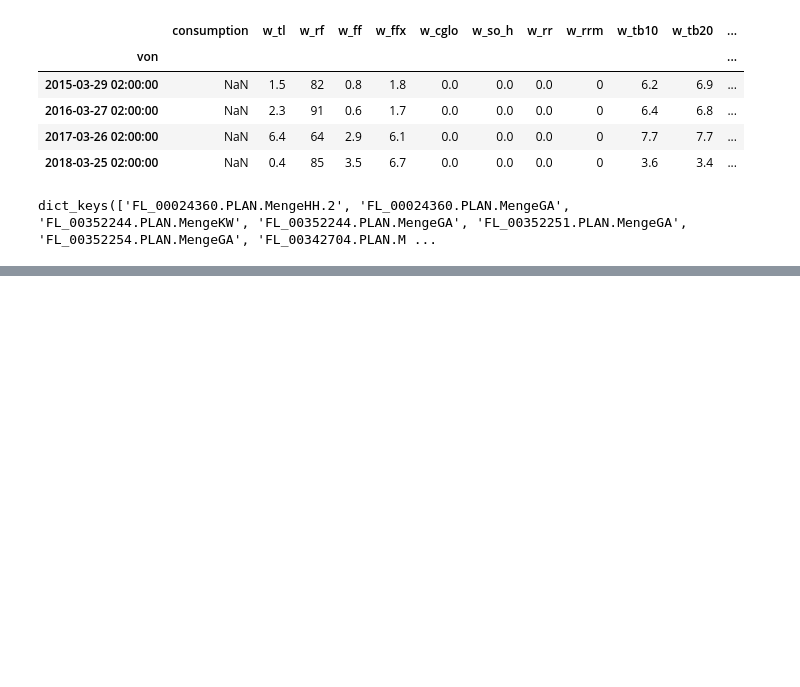
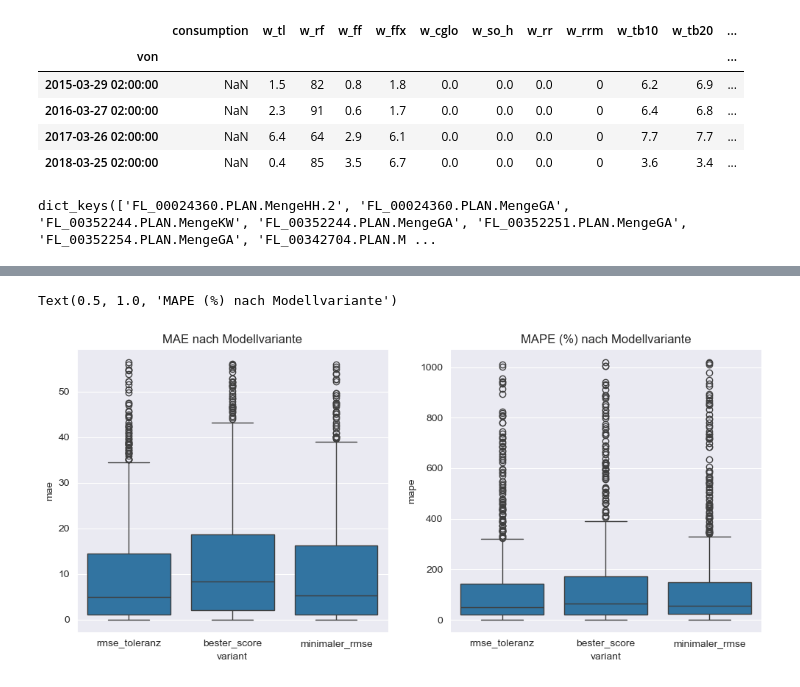
Before and after one commit to johannesgl4d0s/ersatzwerte_project, a Jupyter notebook: notebooks/15_result_analytics.ipynb, the cells around one changed output, grey strips where cells are left out. Cells and saved outputs as stored; diff of their text form; code cells hidden in the pictures; blank space fills up the shorter version.

```diff
--- a/notebooks/15_result_analytics.ipynb
+++ b/notebooks/15_result_analytics.ipynb
@@ -122,0 +166,13 @@ dict_keys(['FL_00024360.PLAN.MengeHH.2', 'FL_00024360.PLAN.MengeGA', 'FL_0035224
+# %%
+# Basic: MAE/MAPE ebenfalls visualisieren
+q_mae = df["mae"].quantile(0.90)
+q_mape = df["mape"].quantile(0.90)
+
+fig, axes = plt.subplots(1, 2, figsize=(12,5))
+sns.boxplot(data=df[df["mae"] <= q_mae], x="variant", y="mae", ax=axes[0])
+axes[0].set_title("MAE nach Modellvariante")
+sns.boxplot(data=df[df["mape"] <= q_mape], x="variant", y="mape", ax=axes[1])
+axes[1].set_title("MAPE (%) nach Modellvariante")
+# %% [output]
+Text(0.5, 1.0, 'MAPE (%) nach Modellvariante')
+[figure, added]
```
Also changed, not shown: parts of 12 cells of this notebook, 2 other files.
